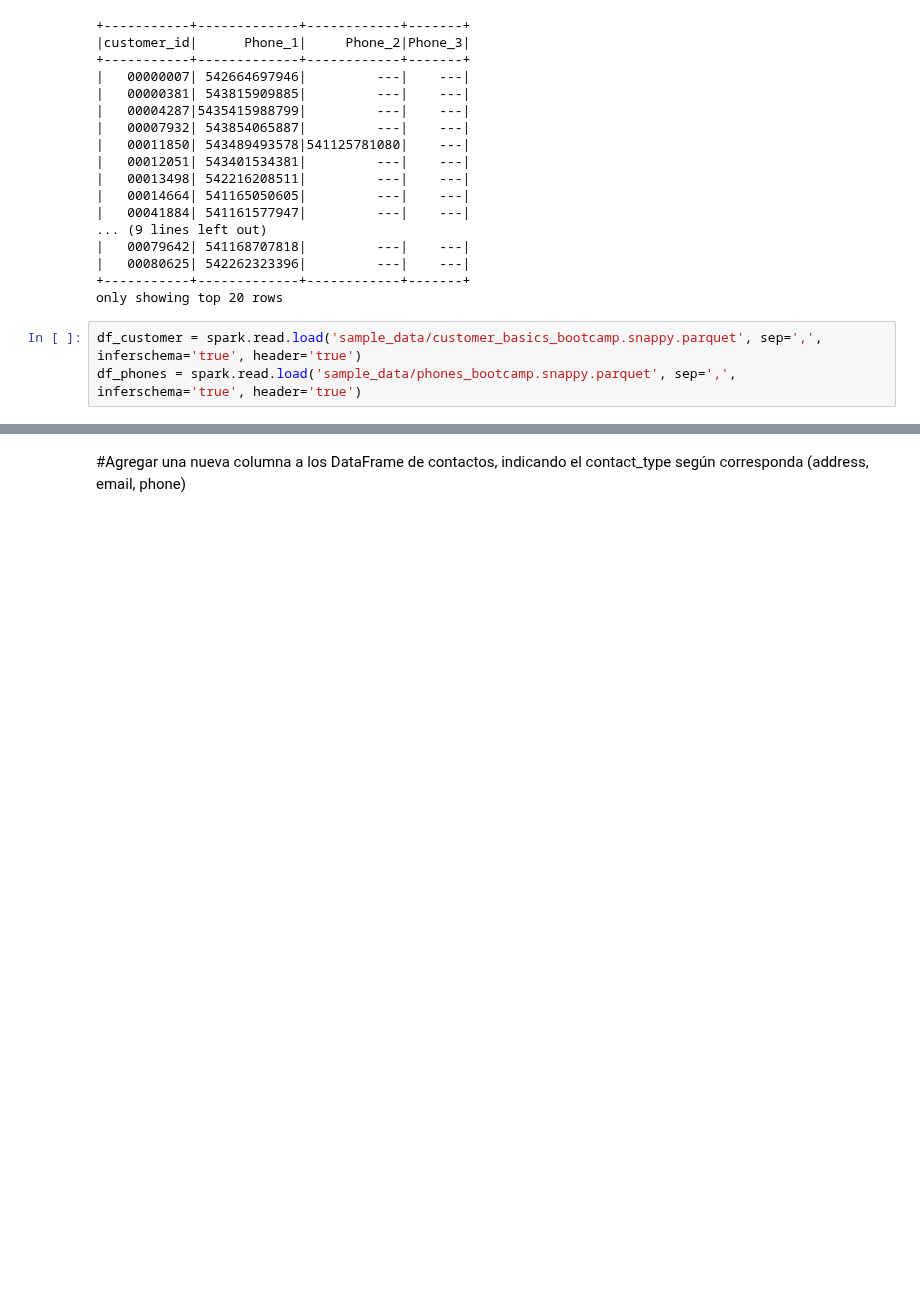
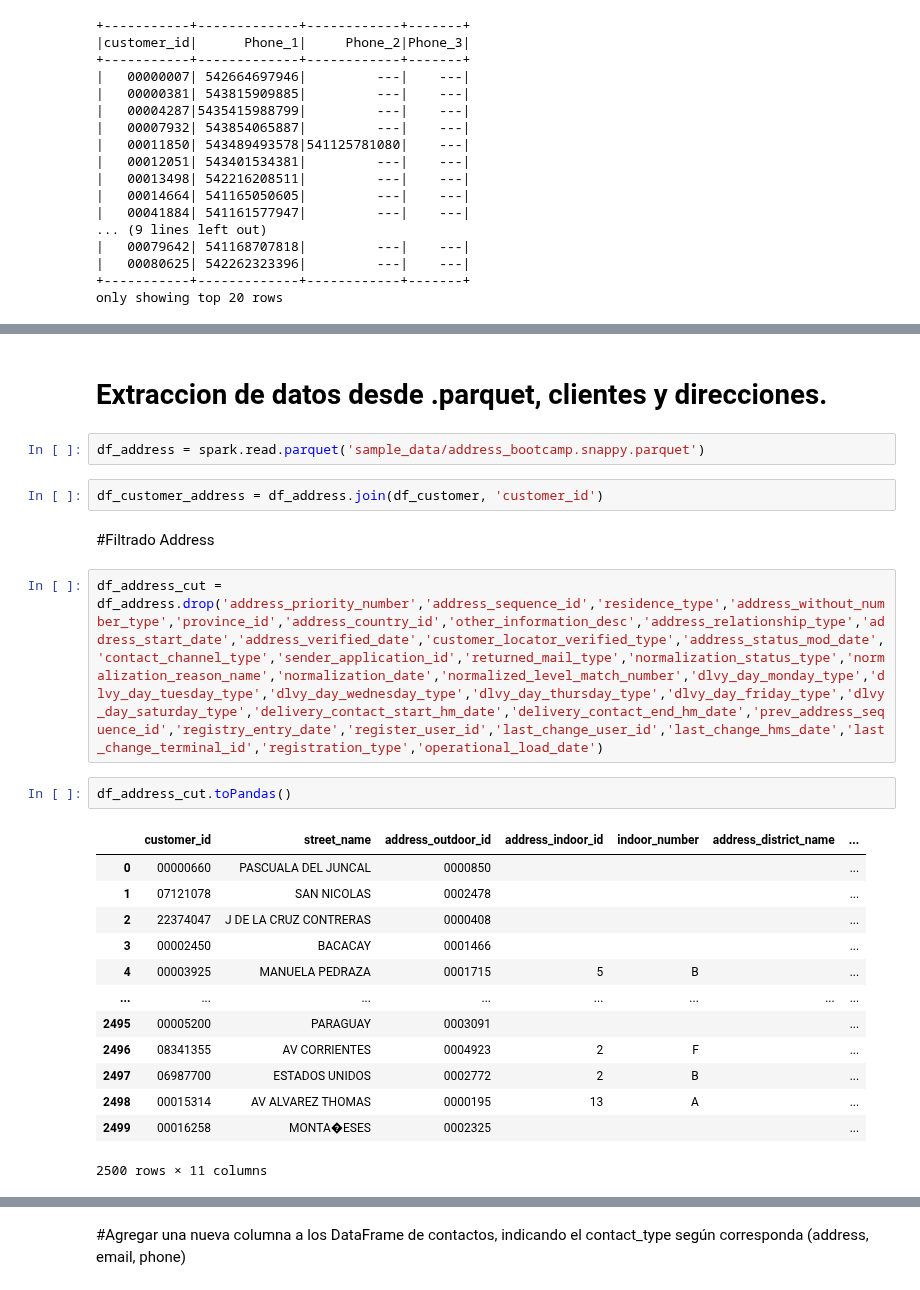
Before and after one commit to iGhostlp/Albus, a Jupyter notebook: Proyecto_BBVA.ipynb, the cells around one changed output, grey strips where cells are left out. Saved outputs shown, nothing was run; the diff lists cells and outputs as text; blank space fills up the shorter version.

```diff
--- a/Proyecto_BBVA.ipynb
+++ b/Proyecto_BBVA.ipynb
@@ -228,6 +203,3 @@ df_pivot_phone.show()
 |   00080625| 542262323396|         ---|    ---|
 +-----------+-------------+------------+-------+
 only showing top 20 rows
-# %%
-df_customer = spark.read.load('sample_data/customer_basics_bootcamp.snappy.parquet', sep=',', inferschema='true', header='true')
-df_phones = spark.read.load('sample_data/phones_bootcamp.snappy.parquet', sep=',', inferschema='true', header='true')
@@ -253,0 +293,26 @@ only showing top 20 rows
+# %% [markdown]
+# Extraccion de datos desde .parquet, clientes y direcciones.
+# %%
+df_address = spark.read.parquet('sample_data/address_bootcamp.snappy.parquet')
+# %%
+df_customer_address = df_address.join(df_customer, 'customer_id')
+# %% [markdown]
+#Filtrado Address
+# %%
+df_address_cut = df_address.drop('address_priority_number','address_sequence_id','residence_type','address_without_number_type','province_id','address_country_id','other_information_desc','address_relationship_type','address_start_date','address_verified_date','customer_locator_verified_type','address_status_mod_date','contact_channel_type','sender_application_id','returned_mail_type','normalization_status_type','normalization_reason_name','normalization_date','normalized_level_match_number','dlvy_day_monday_type','dlvy_day_tuesday_type','dlvy_day_wednesday_type','dlvy_day_thursday_type','dlvy_day_friday_type','dlvy_day_saturday_type','delivery_contact_start_hm_date','delivery_contact_end_hm_date','prev_address_sequence_id','registry_entry_date','register_user_id','last_change_user_id','last_change_hms_date','last_change_terminal_id','registration_type','operational_load_date')
+# %%
+df_address_cut.toPandas()
+# %% [output]
+|  | customer_id | street_name | address_outdoor_id | address_indoor_id | indoor_number | address_district_name | ... |
+| 0 | 00000660 | PASCUALA DEL JUNCAL | 0000850 |  |  |  | ... |
+| 1 | 07121078 | SAN NICOLAS | 0002478 |  |  |  | ... |
+| 2 | 22374047 | J DE LA CRUZ CONTRERAS | 0000408 |  |  |  | ... |
+| 3 | 00002450 | BACACAY | 0001466 |  |  |  | ... |
+| 4 | 00003925 | MANUELA PEDRAZA | 0001715 | 5 | B |  | ... |
+| ... | ... | ... | ... | ... | ... | ... | ... |
+| 2495 | 00005200 | PARAGUAY | 0003091 |  |  |  | ... |
+| 2496 | 08341355 | AV CORRIENTES | 0004923 | 2 | F |  | ... |
+| 2497 | 06987700 | ESTADOS UNIDOS | 0002772 | 2 | B |  | ... |
+| 2498 | 00015314 | AV ALVAREZ THOMAS | 0000195 | 13 | A |  | ... |
+| 2499 | 00016258 | MONTA�ESES | 0002325 |  |  |  | ... |
+2500 rows × 11 columns
```
Also changed, not shown: parts of 44 cells of this notebook.
